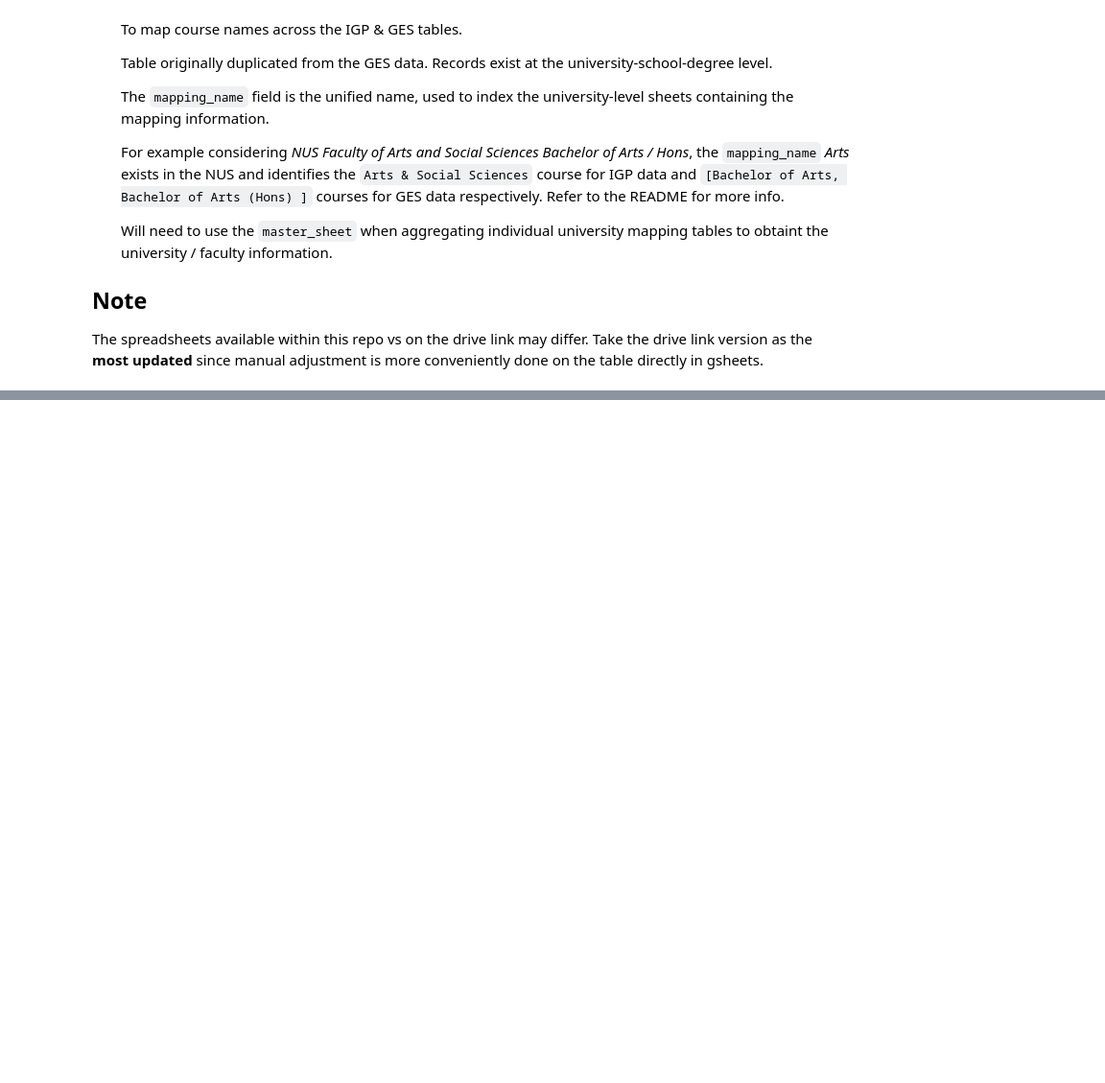
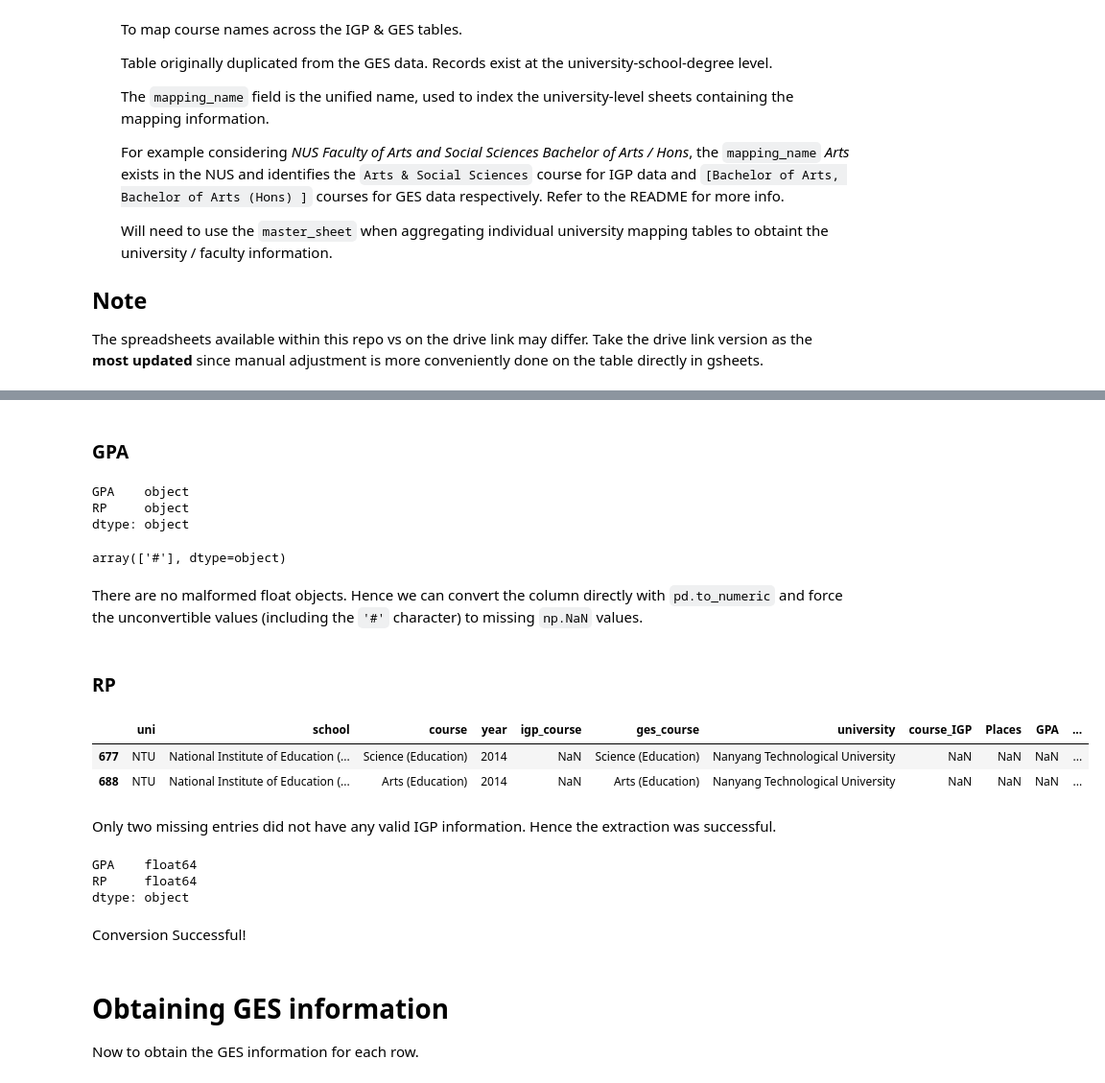
Before and after one commit to Lerac1275/admis_GES, a Jupyter notebook: notebooks/data_processing/master_agg.ipynb, the cells around one changed output, grey strips where cells are left out. Shown at 96% size. Drawn from its saved outputs; the diff is of its cells as text; code cells hidden in the pictures; blank space fills up the shorter version.

```diff
--- a/notebooks/data_processing/master_agg.ipynb
+++ b/notebooks/data_processing/master_agg.ipynb
@@ -72,0 +276,29 @@ mappping_spreadsheet.sheet_names
+# %% [markdown]
+### GPA
+# %%
+master_df_igp[['GPA', 'RP']].dtypes
+# %% [output]
+GPA    object
+RP     object
+dtype: object
+# %%
+# What non-float values are there in the GPA column?
+master_df_igp.loc[~master_df_igp['GPA'].apply(np.isreal), 'GPA'].unique()
+# %% [output]
+array(['#'], dtype=object)
+# %% [markdown]
+There are no malformed float objects. Hence we can convert the column directly with `pd.to_numeric` and force the unconvertible values (including the `'#'` character) to missing `np.NaN` values.
+# %%
+master_df_igp['GPA'] = pd.to_numeric(master_df_igp['GPA'], errors='coerce')
+# %% [markdown]
+### RP
+# %%
+master_df_igp['RP']=master_df_igp['RP'].str.extract(r"(?<=\()([0-9\.]+)(?=\))")
+# %%
+master_df_igp.loc[master_df_igp.RP.isna()]
+# %% [output]
+|  | uni | school | course | year | igp_course | ges_course | university | course_IGP | Places | GPA | ... |
+| 677 | NTU | National Institute of Education (... | Science (Education) | 2014 | NaN | Science (Education) | Nanyang Technological University | NaN | NaN | NaN | ... |
+| 688 | NTU | National Institute of Education (... | Arts (Education) | 2014 | NaN | Arts (Education) | Nanyang Technological University | NaN | NaN | NaN | ... |
+# %% [markdown]
+Only two missing entries did not have any valid IGP information. Hence the extraction was successful.
@@ -72,0 +308,12 @@ mappping_spreadsheet.sheet_names
+# %%
+master_df_igp[['GPA', 'RP']].dtypes
+# %% [output]
+GPA    float64
+RP     float64
+dtype: object
+# %% [markdown]
+Conversion Successful!
+# %% [markdown]
+# Obtaining GES information
+
+Now to obtain the GES information for each row.
```
Also changed, not shown: parts of 53 cells of this notebook, 3 other files.
